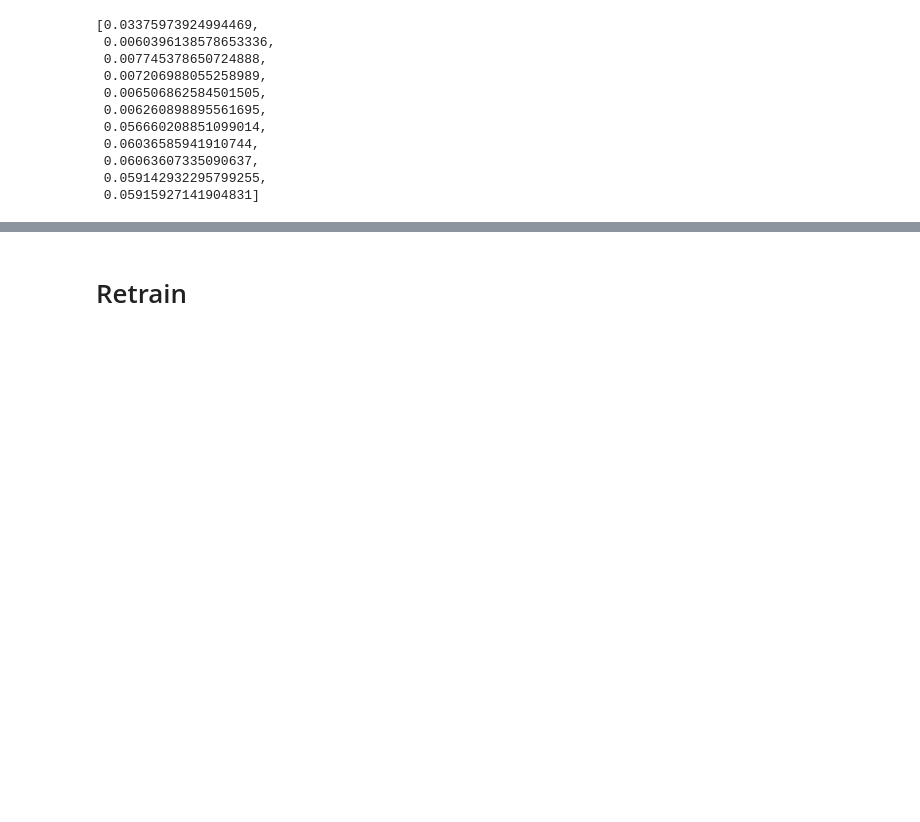
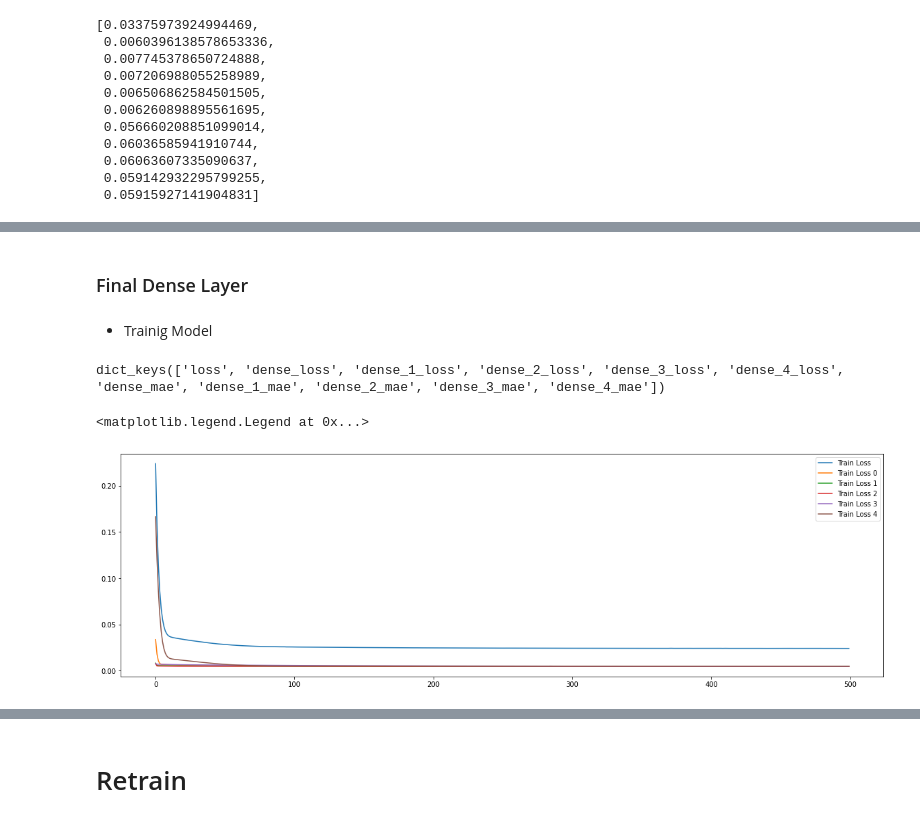
Before and after one commit to rtegao/Pharma-Sales, a Jupyter notebook: EsembleLearning/EsembleRNN.ipynb, the cells around one changed output, grey strips where cells are left out. Cells and saved outputs as stored; diff of their text form; code cells hidden in the pictures; blank space fills up the shorter version.

```diff
--- a/EsembleLearning/EsembleRNN.ipynb
+++ b/EsembleLearning/EsembleRNN.ipynb
@@ -557,0 +866,4 @@ model.evaluate([ input_1_test,input_2_test,input_3_test,input_4_test,input_5_tes
+# %%
+# Spliting and Normalizing
+df_train,df_val,df_test = dataSplit(df = df_daily[['weekday','month','N02BE']],train_percent = 0.7,val_percent = 0.15)
+train_gru_wm,val_gru_wm,test_gru_wm = normalizing_data(df_train,df_val,df_test,frange = (0,1))
@@ -557,0 +901,4 @@ model.evaluate([ input_1_test,input_2_test,input_3_test,input_4_test,input_5_tes
+# %%
+# Spliting and Normalizing
+df_train,df_val,df_test = dataSplit(df = df_daily[['weekday_sin','weekday_cos','month_sin','month_cos','N02BE']],train_percent = 0.7,val_percent = 0.15)
+train_gru_wm_cylic,val_gru_wm_cylic,test_gru_wm_cylic = normalizing_data(df_train,df_val,df_test,frange = (0,1))
@@ -557,0 +959,17 @@ model.evaluate([ input_1_test,input_2_test,input_3_test,input_4_test,input_5_tes
+# %%
+input_1 = Input(shape=(x_train.shape[0],))
+input_2 = Input(shape=(x_train.shape[0],))
+input_3 = Input(shape=(x_train.shape[0],))
+input_4 = Input(shape=(x_train.shape[0],))
+input_5 = Input(shape=(x_train.shape[0],))
+
+
+output_1 = Dense(1,activation='linear')(input_1)
+output_2 = Dense(1,activation='linear')(input_2)
+output_3 = Dense(1,activation='linear')(input_3)
+output_4 = Dense(1,activation='linear')(input_4)
+output_5 = Dense(1,activation='linear')(input_5)
+
+model = Model( inputs = [input_1,input_2,input_3,input_4,input_5], outputs = [output_1,output_2,output_3,output_4,output_5] )
+
+model.summary()
@@ -557,0 +1033,31 @@ model.evaluate([ input_1_test,input_2_test,input_3_test,input_4_test,input_5_tes
+# %% [markdown]
+### Final Dense Layer
+# %% [markdown]
+- Trainig Model
+# %%
+model.compile(optimizer='adam',metrics=['mae'],loss='mse')
+history = model.fit( [ input_1_train,input_2_train,input_3_train,input_4_train,input_5_train ], [ output_1_train,output_2_train,output_3_train,output_4_train,output_5_train ],
+                    epochs=500,batch_size=32,verbose=0)
+# %%
+history.history.keys()
+# %% [output]
+dict_keys(['loss', 'dense_loss', 'dense_1_loss', 'dense_2_loss', 'dense_3_loss', 'dense_4_loss', 'dense_mae', 'dense_1_mae', 'dense_2_mae', 'dense_3_mae', 'dense_4_mae'])
+# %%
+plt.figure(figsize=(20,6))
+plt.plot(history.history['loss'])
+plt.plot(history.history['dense_loss'])
+plt.plot(history.history['dense_1_loss'])
+plt.plot(history.history['dense_2_loss'])
+plt.plot(history.history['dense_3_loss'])
+plt.plot(history.history['dense_4_loss'])
+plt.legend([
+            'Train Loss',
+            'Train Loss 0',
+            'Train Loss 1',
+            'Train Loss 2',
+            'Train Loss 3',
+            'Train Loss 4'
+            ])
+# %% [output]
+<matplotlib.legend.Legend at 0x...>
+[figure, added]
```
Also changed, not shown: parts of 44 cells of this notebook.
